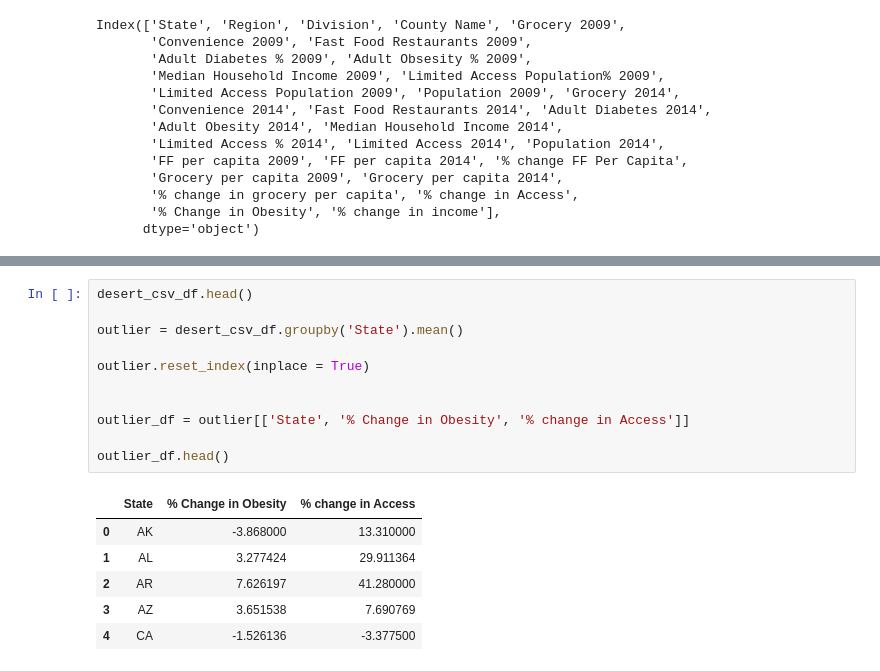
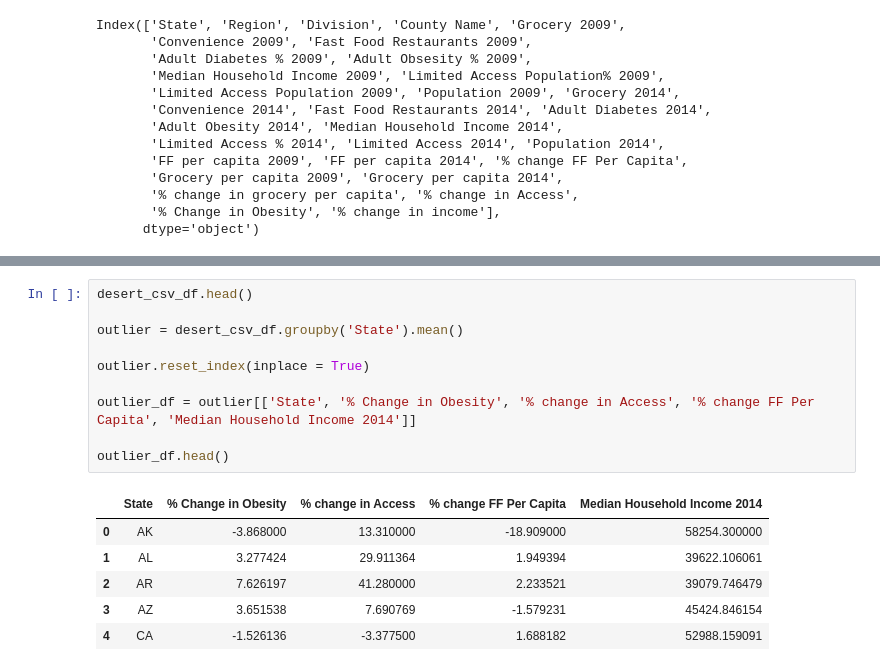
Before and after one commit to MBenner12/FoodDeserts-Project-, a Jupyter notebook: JJ_Food Desert.ipynb, the cells around one changed output, grey strips where cells are left out. Saved outputs shown, nothing was run; the diff lists cells and outputs as text.

```diff
--- a/JJ_Food Desert.ipynb
+++ b/JJ_Food Desert.ipynb
@@ -160,18 +173,17 @@ correlation.to_csv('correlation_access_obesity.csv')
 # %%
 desert_csv_df.head()
 
 outlier = desert_csv_df.groupby('State').mean()
 
 outlier.reset_index(inplace = True)
 
-
-outlier_df = outlier[['State', '% Change in Obesity', '% change in Access']]
+outlier_df = outlier[['State', '% Change in Obesity', '% change in Access', '% change FF Per Capita', 'Median Household Income 2014']]
 
 outlier_df.head()
 # %% [output]
-|  | State | % Change in Obesity | % change in Access |
-| 0 | AK | -3.868000 | 13.310000 |
-| 1 | AL | 3.277424 | 29.911364 |
-| 2 | AR | 7.626197 | 41.280000 |
-| 3 | AZ | 3.651538 | 7.690769 |
-| 4 | CA | -1.526136 | -3.377500 |
+|  | State | % Change in Obesity | % change in Access | % change FF Per Capita | Median Household Income 2014 |
+| 0 | AK | -3.868000 | 13.310000 | -18.909000 | 58254.300000 |
+| 1 | AL | 3.277424 | 29.911364 | 1.949394 | 39622.106061 |
+| 2 | AR | 7.626197 | 41.280000 | 2.233521 | 39079.746479 |
+| 3 | AZ | 3.651538 | 7.690769 | -1.579231 | 45424.846154 |
+| 4 | CA | -1.526136 | -3.377500 | 1.688182 | 52988.159091 |
```
Also changed, not shown: parts of 34 cells of this notebook.
